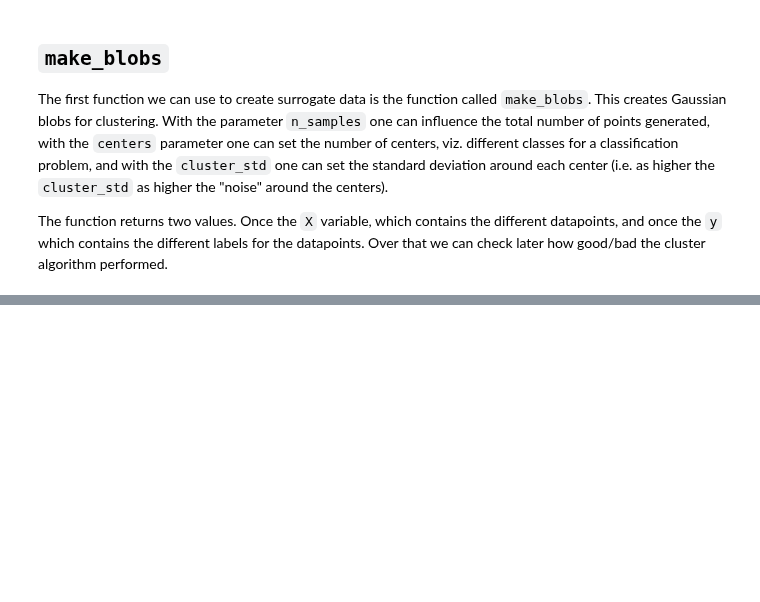
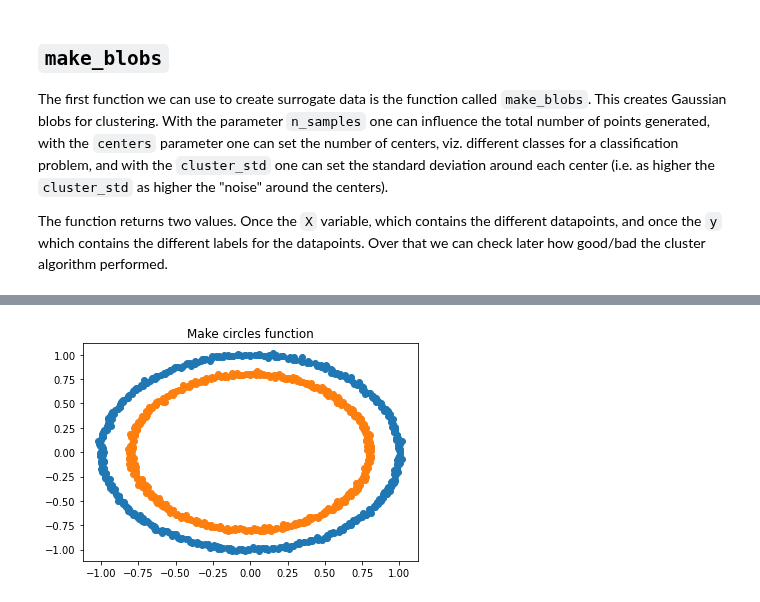
Before and after one commit to Estreuselito/Deus_ex_machina, a Jupyter notebook: Mini-Project/Surrogate data.ipynb, the cells around one changed output, grey strips where cells are left out. Cells and saved outputs as stored; diff of their text form; code cells hidden in the pictures; blank space fills up the shorter version.

Commit message:
Added complet surrogate data; not yet in a useable function, but maybe that is not necessary since those are one liners anyway.

```diff
--- a/Mini-Project/Surrogate data.ipynb
+++ b/Mini-Project/Surrogate data.ipynb
@@ -22,0 +29,8 @@ plt.show()
+# %%
+X, y = datasets.make_circles(n_samples = 1000, noise = 0.01)
+for cluster in np.unique(y):
+    plt.scatter(X[:,0][y==cluster], X[:,1][y==cluster])
+plt.title("Make circles function")
+plt.show()
+# %% [output]
+[figure, added]
```
Also changed, not shown: parts of 11 cells of this notebook.
